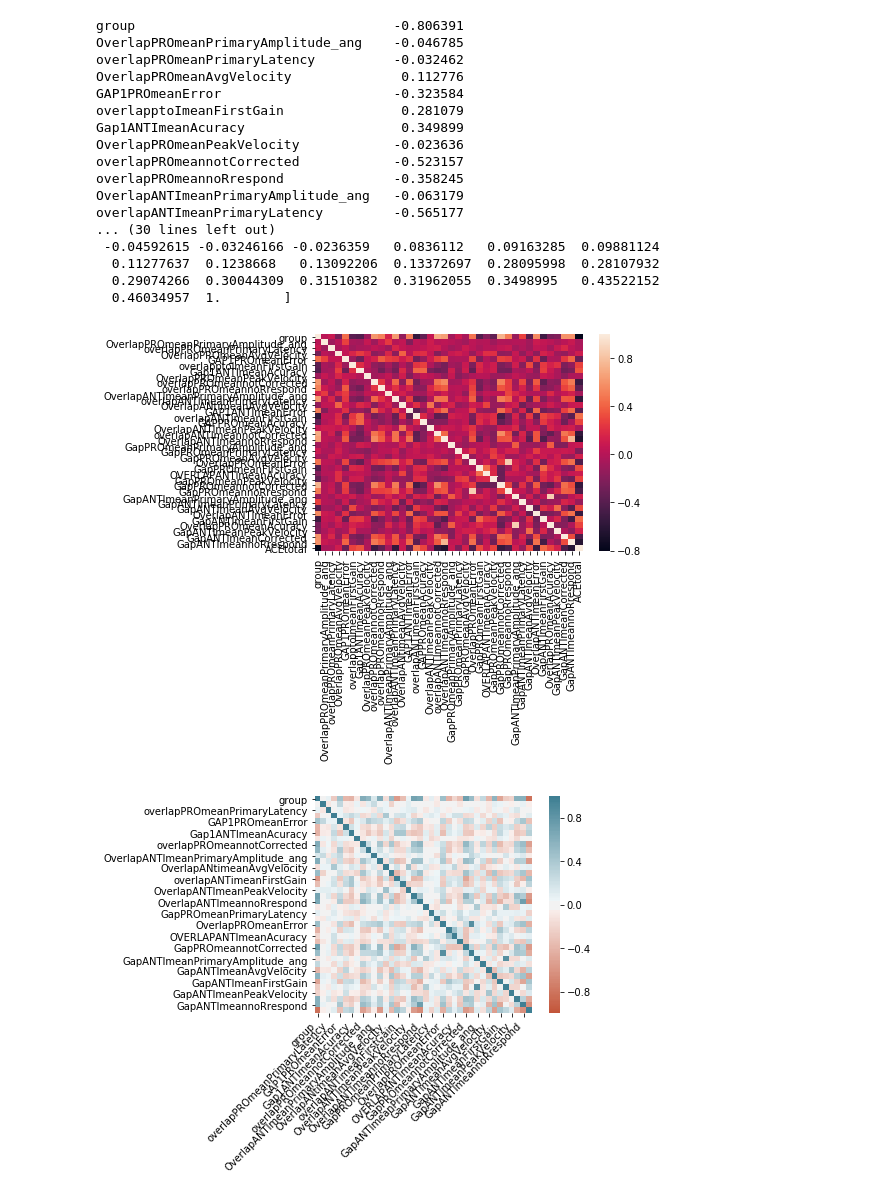
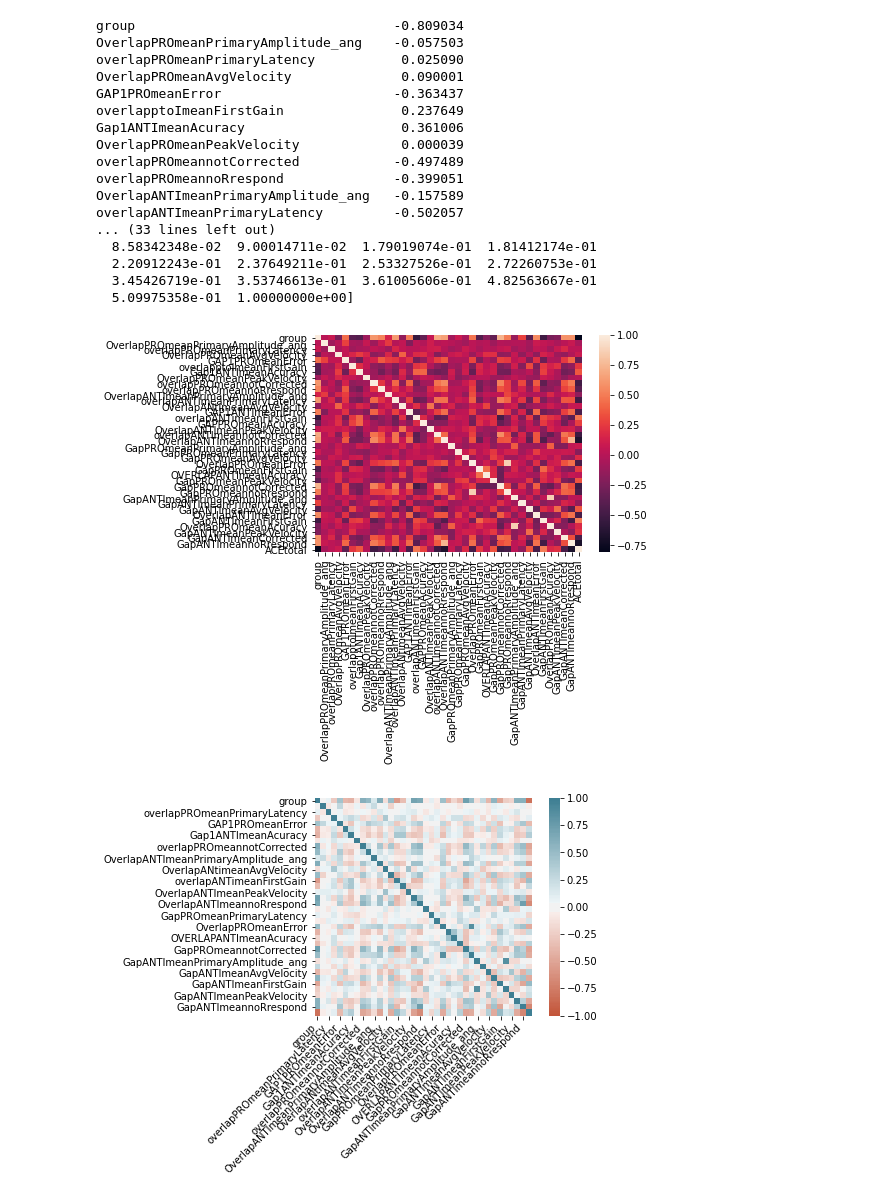
Before and after one commit to aminkhod/Eye_tracking-Neuroscience, a Jupyter notebook: correlation.ipynb, the cells around one changed output. Drawn from its saved outputs; the diff is of its cells as text; code cells hidden in the pictures.

```diff
--- a/correlation.ipynb
+++ b/correlation.ipynb
@@ -1,41 +1,41 @@
 # %%
 import seaborn as sns
 import pandas as pd
 import numpy as np
 from sklearn.metrics import mutual_info_score
 from sklearn.metrics import normalized_mutual_info_score
 
 missing_value=["?", " "]
-data1= pd.read_csv("data/pencile.csv",na_values=missing_value, delimiter=",")
+data1= pd.read_csv("data/pen.pencile.csv",na_values=missing_value, delimiter=",")
 data1.dropna(inplace = True)
 data= pd.read_csv("data/eye-tracking.csv",na_values=missing_value, delimiter=",")
 data.dropna(inplace = True)
 data['ACEtotal'] = data1['ACEtotal']
 Var_Corr = data.corr()
 
 # plot the heatmap and annotation on it
 sns.heatmap(Var_Corr, xticklabels=Var_Corr.columns, yticklabels=Var_Corr.columns)
 print(Var_Corr['ACEtotal'])
 print(np.sort(Var_Corr['ACEtotal']))
 # %% [output]
-group                                 -0.806391
-OverlapPROmeanPrimaryAmplitude_ang    -0.046785
-overlapPROmeanPrimaryLatency          -0.032462
-OverlapPROmeanAvgVelocity              0.112776
-GAP1PROmeanError                      -0.323584
-overlapptoImeanFirstGain               0.281079
-Gap1ANTImeanAcuracy                    0.349899
-OverlapPROmeanPeakVelocity            -0.023636
-overlapPROmeannotCorrected            -0.523157
-overlapPROmeannoRrespond              -0.358245
-OverlapANTImeanPrimaryAmplitude_ang   -0.063179
-overlapANTImeanPrimaryLatency         -0.565177
-... (30 lines left out)
- -0.04592615 -0.03246166 -0.0236359   0.0836112   0.09163285  0.09881124
-  0.11277637  0.1238668   0.13092206  0.13372697  0.28095998  0.28107932
-  0.29074266  0.30044309  0.31510382  0.31962055  0.3498995   0.43522152
-  0.46034957  1.        ]
+group                                 -0.809034
+OverlapPROmeanPrimaryAmplitude_ang    -0.057503
+overlapPROmeanPrimaryLatency           0.025090
+OverlapPROmeanAvgVelocity              0.090001
+GAP1PROmeanError                      -0.363437
+overlapptoImeanFirstGain               0.237649
+Gap1ANTImeanAcuracy                    0.361006
+OverlapPROmeanPeakVelocity             0.000039
+overlapPROmeannotCorrected            -0.497489
+overlapPROmeannoRrespond              -0.399051
+OverlapANTImeanPrimaryAmplitude_ang   -0.157589
+overlapANTImeanPrimaryLatency         -0.502057
+... (33 lines left out)
+  8.58342348e-02  9.00014711e-02  1.79019074e-01  1.81412174e-01
+  2.20912243e-01  2.37649211e-01  2.53327526e-01  2.72260753e-01
+  3.45426719e-01  3.53746613e-01  3.61005606e-01  4.82563667e-01
+  5.09975358e-01  1.00000000e+00]
-[figure, old version]
+[figure, new version]
 # %%
 corr = data.corr()
 ax = sns.heatmap(
@@ -50,7 +50,7 @@ ax.set_xticklabels(
     horizontalalignment='right'
 );
 # %% [output]
-[figure, old version]
+[figure, new version]
 # %%
 corr.style.background_gradient(cmap='coolwarm')
 # %% [output]
```
Also changed, not shown: parts of 3 cells of this notebook, 2 other files.
